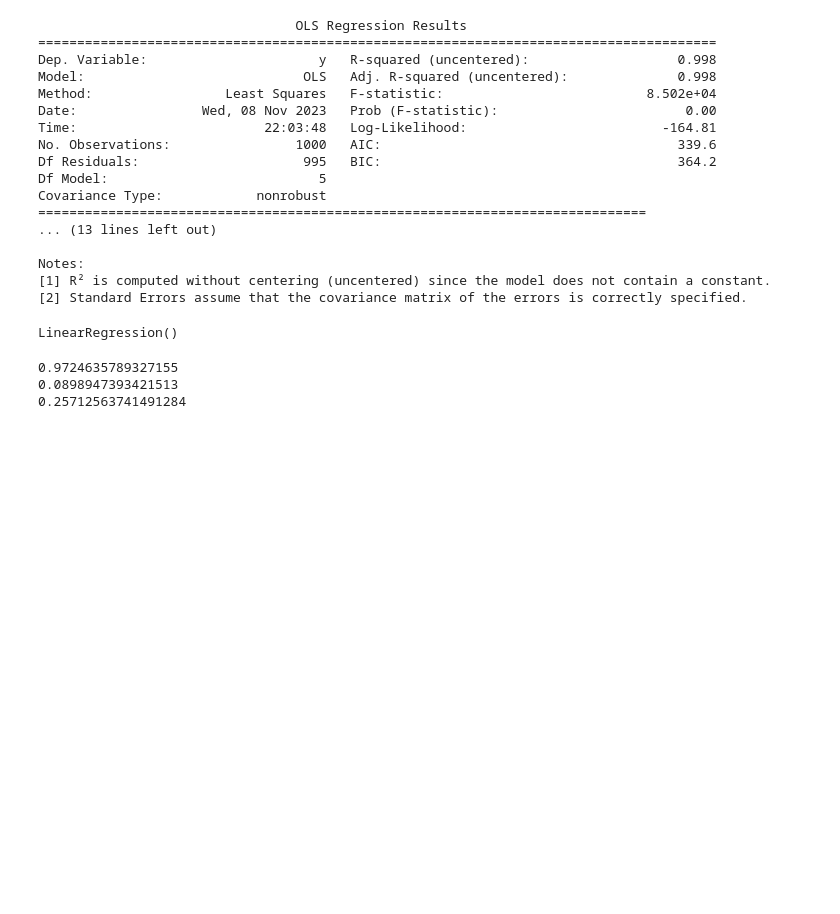
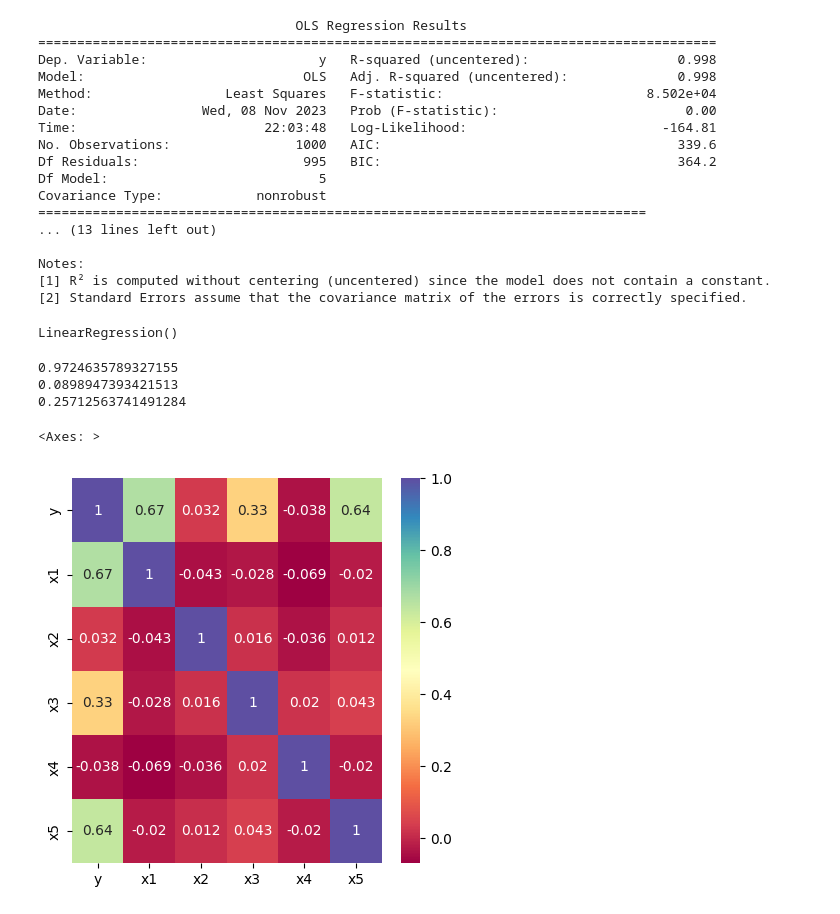
Before and after one commit to DTsapin/Python_DS-ML_practice, a Jupyter notebook: Random_reg.ipynb, the cells around one changed output. Drawn from its saved outputs; the diff is of its cells as text; code cells hidden in the pictures; blank space fills up the shorter version.

```diff
--- a/Random_reg.ipynb
+++ b/Random_reg.ipynb
@@ -128,3 +128,13 @@ print(mae)
 0.9724635789327155
 0.0898947393421513
 0.25712563741491284
+# %%
+corr_matrix = df.corr()
+
+#Матрица корреляции
+plt.figure(figsize=(5,5))
+
+sns.heatmap(corr_matrix,cmap='Spectral', annot = True)
+# %% [output]
+<Axes: >
+[figure, added]
```
Also changed, not shown: parts of 4 cells of this notebook.
